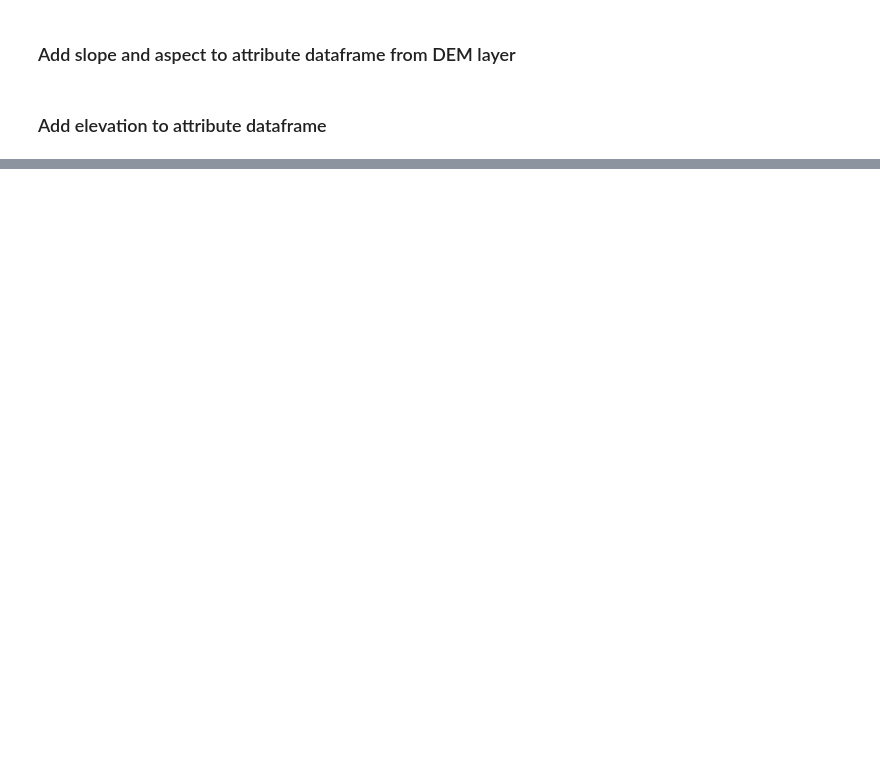
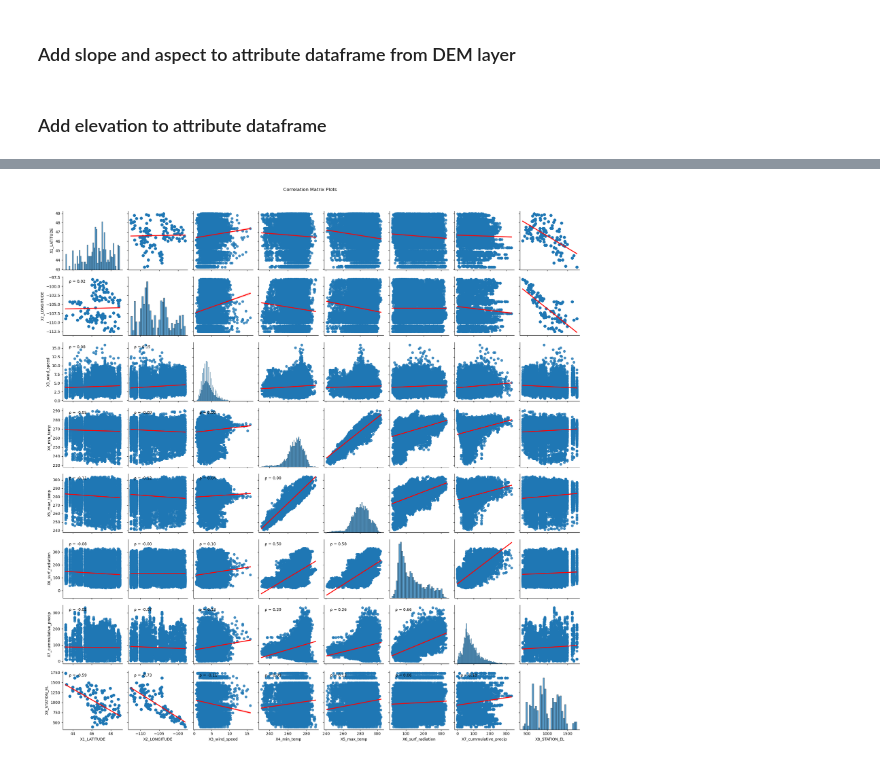
Before and after one commit to RTIInternational/umrb-snodas, a Jupyter notebook: src/PCA_Test.ipynb, the cells around one changed output, grey strips where cells are left out. Cells and saved outputs as stored; diff of their text form; code cells hidden in the pictures; blank space fills up the shorter version.

```diff
--- a/src/PCA_Test.ipynb
+++ b/src/PCA_Test.ipynb
@@ -1409,0 +1175,15 @@ Jan_10_2024_stations
+# %%
+# create dependent and independent value dataframe
+
+URMB_all_date_variables = UMRB_stations_all_dates[['D_SWE_OM','LATITUDE','LONGITUDE','wind_speed', 'min_temp', 'max_temp', 'surf_radiation', 'cummulative_precip', 'STATION_EL']]
+
+# Define the prefix you want to add
+prefix = 'Y1_','X1_','X2_','X3_','X4_','X5_','X6_','X7_','X8_'
+
+# Add the prefixes to the column names
+URMB_all_date_variables.columns = [prefix + col for prefix, col in zip(prefix, URMB_all_date_variables.columns)]
+
+# Drop rows with NaN values
+URMB_all_date_variables = URMB_all_date_variables.dropna()
+
+URMB_all_date_variables
@@ -1409,0 +1221,25 @@ Jan_10_2024_stations
+# %%
+# Define the correlation function
+def corrfunc(x, y, ax=None, **kws):
+    """Plot the correlation coefficient in the top left-hand corner of a plot."""
+    mask = ~np.isnan(x) & ~np.isnan(y)
+    r, _ = stats.pearsonr(x[mask], y[mask])
+    ax = ax or plt.gca()
+    ax.annotate(f'ρ = {r:.2f}', xy=(.1, .9), xycoords=ax.transAxes)
+
+# Create the pairplot
+g = sns.pairplot(URMB_all_date_variables[['X1_LATITUDE','X2_LONGITUDE','X3_wind_speed', 'X4_min_temp', 'X5_max_temp', 'X6_surf_radiation', 'X7_cummulative_precip', 'X8_STATION_EL']], kind="reg", plot_kws={'line_kws':{'color':'red'}})
+
+# Apply the correlation function to the lower triangle
+g.map_lower(corrfunc)
+
+# Add the title
+g.fig.suptitle("Correlation Matrix Plots", y=1.02)  # Adjust y for spacing
+
+# Adjust the layout
+plt.tight_layout()
+
+# Show the plot
+plt.show()
+# %% [output]
+[figure, added]
```
Also changed, not shown: parts of 90 cells of this notebook.
